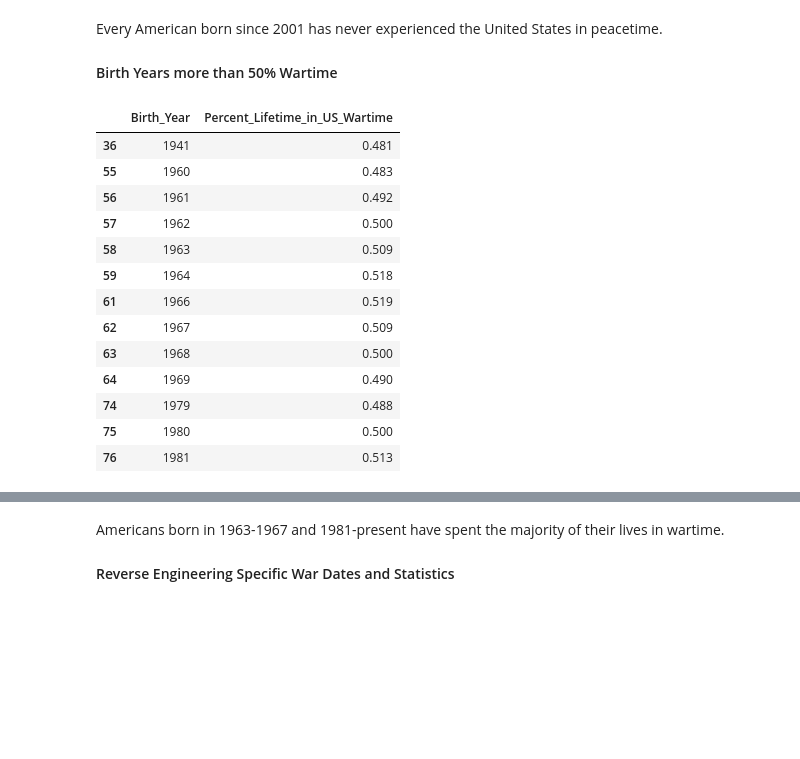
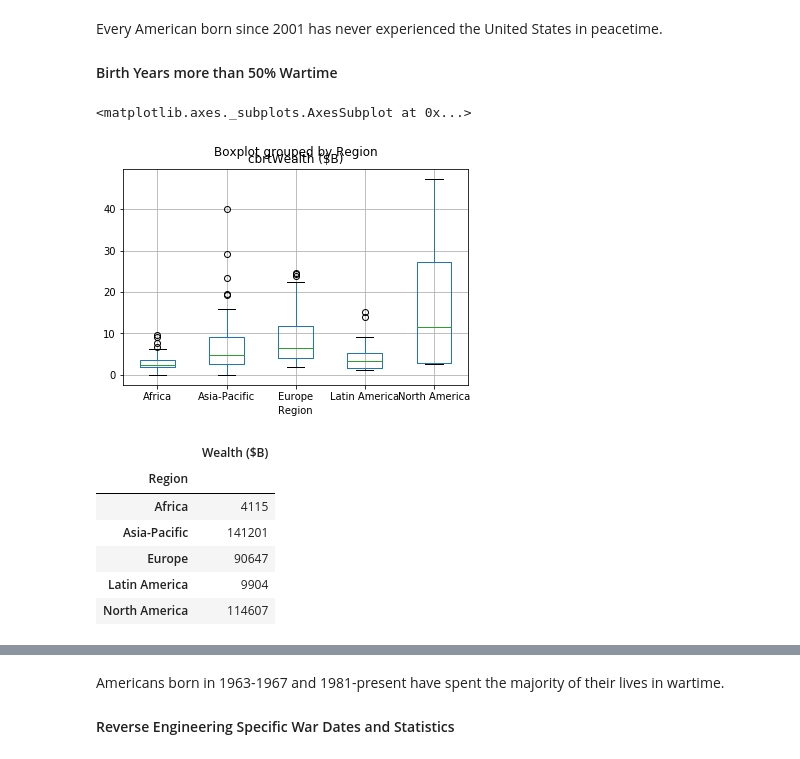
Before and after one commit to rlevv/Makeover_Monday, a Jupyter notebook: 2020W7-World_Weath/World_Wealth.ipynb, the cells around one changed output, grey strips where cells are left out. Saved outputs shown, nothing was run; the diff lists cells and outputs as text; code cells hidden in the pictures; blank space fills up the shorter version.

Commit message:
basic graphs and analysis

```diff
--- a/2020W7-World_Weath/World_Wealth.ipynb
+++ b/2020W7-World_Weath/World_Wealth.ipynb
@@ -102,0 +94,5 @@ df1.describe(include = 'all')
+# %%
+# fixing regions
+df1.replace({'Region': {'China': 'Asia-Pacific', 'India': 'Asia-Pacific'}}, inplace = True)
+
+df1.describe(include = 'all')
@@ -152,21 +157,18 @@ df.loc[df['Percent_Lifetime_in_US_Wartime']==1]
 Every American born since 2001 has never experienced the United States in peacetime.
 
 #### Birth Years more than 50% Wartime
-# %%
-df.loc[(df['Percent_Lifetime_in_US_Wartime']>.48) &
-       (df['Percent_Lifetime_in_US_Wartime']<.52)]
-# %% [output]
-|  | Birth_Year | Percent_Lifetime_in_US_Wartime |
-| 36 | 1941 | 0.481 |
-| 55 | 1960 | 0.483 |
-| 56 | 1961 | 0.492 |
-| 57 | 1962 | 0.500 |
-| 58 | 1963 | 0.509 |
-| 59 | 1964 | 0.518 |
-| 61 | 1966 | 0.519 |
-| 62 | 1967 | 0.509 |
-| 63 | 1968 | 0.500 |
-| 64 | 1969 | 0.490 |
-| 74 | 1979 | 0.488 |
-| 75 | 1980 | 0.500 |
-| 76 | 1981 | 0.513 |
+# %%
+df1.boxplot(column=['cbrtWealth ($B)'], by='Region')
+# %% [output]
+<matplotlib.axes._subplots.AxesSubplot at 0x...>
+[figure, added]
+# %%
+df_agg = df1.groupby(['Region']).sum()[['Wealth ($B)']]
+# %% [output]
+|  | Wealth ($B) |
+| Region |  |
+| Africa | 4115 |
+| Asia-Pacific | 141201 |
+| Europe | 90647 |
+| Latin America | 9904 |
+| North America | 114607 |
```
Also changed, not shown: parts of 12 cells of this notebook.
